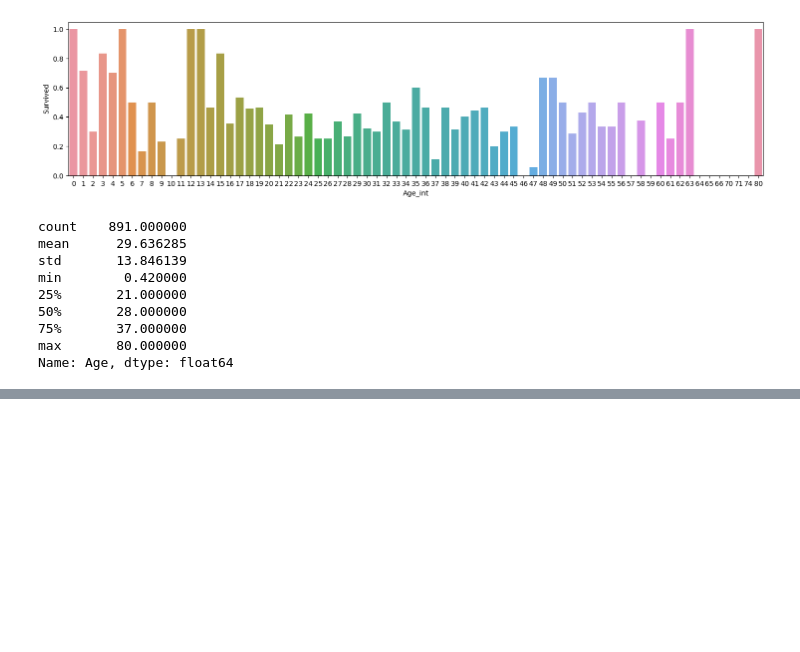
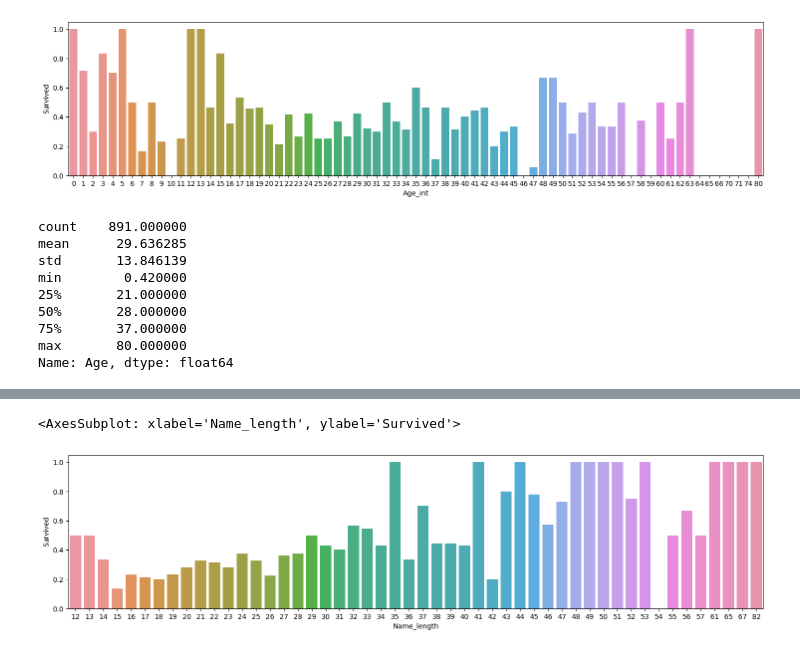
Before and after one commit to YulinCHEN-CS/Titanic, a Jupyter notebook: titanic_data.ipynb, the cells around one changed output, grey strips where cells are left out. Cells and saved outputs as stored; diff of their text form; code cells hidden in the pictures; blank space fills up the shorter version.

```diff
--- a/titanic_data.ipynb
+++ b/titanic_data.ipynb
@@ -207,0 +207,8 @@ by_age.plot.bar()
+# %%
+fig, axis1 = plt.subplots(1, 1, figsize=(18, 4))
+train_data["Name_length"] = train_data["Name"].apply(len)
+name_length = train_data[["Name_length", "Survived"]].groupby(["Name_length"], as_index=False).mean()
+sns.barplot(x='Name_length', y='Survived', data=name_length)
+# %% [output]
+<AxesSubplot: xlabel='Name_length', ylabel='Survived'>
+[figure, added]
```
Also changed, not shown: parts of 3 cells of this notebook.
